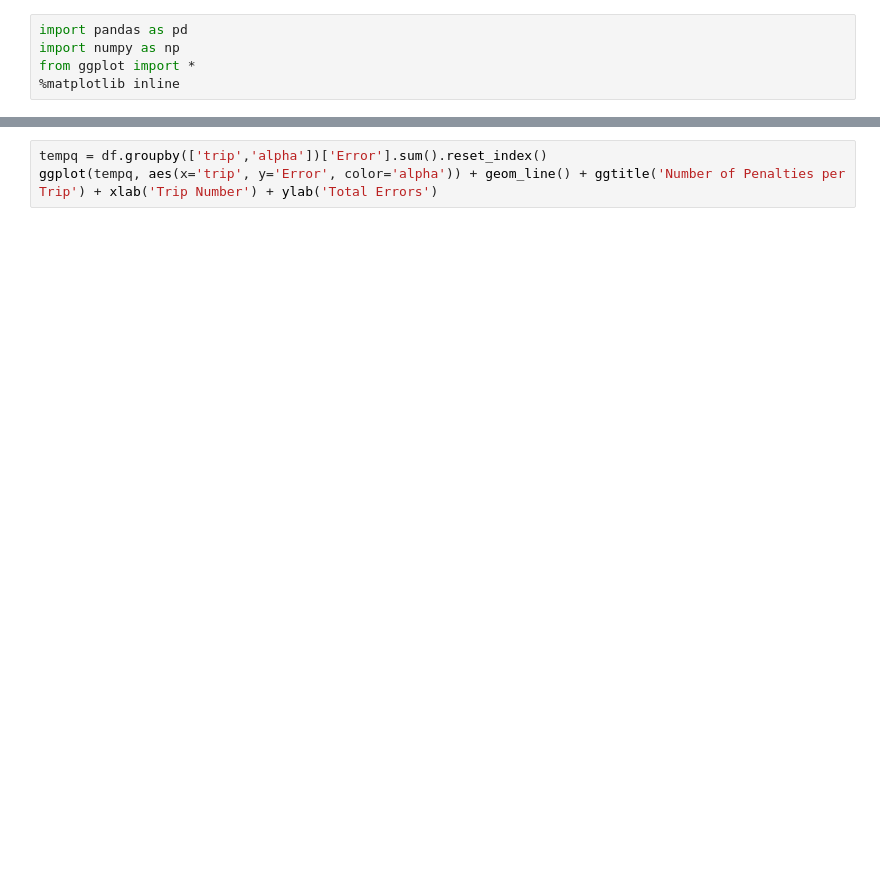
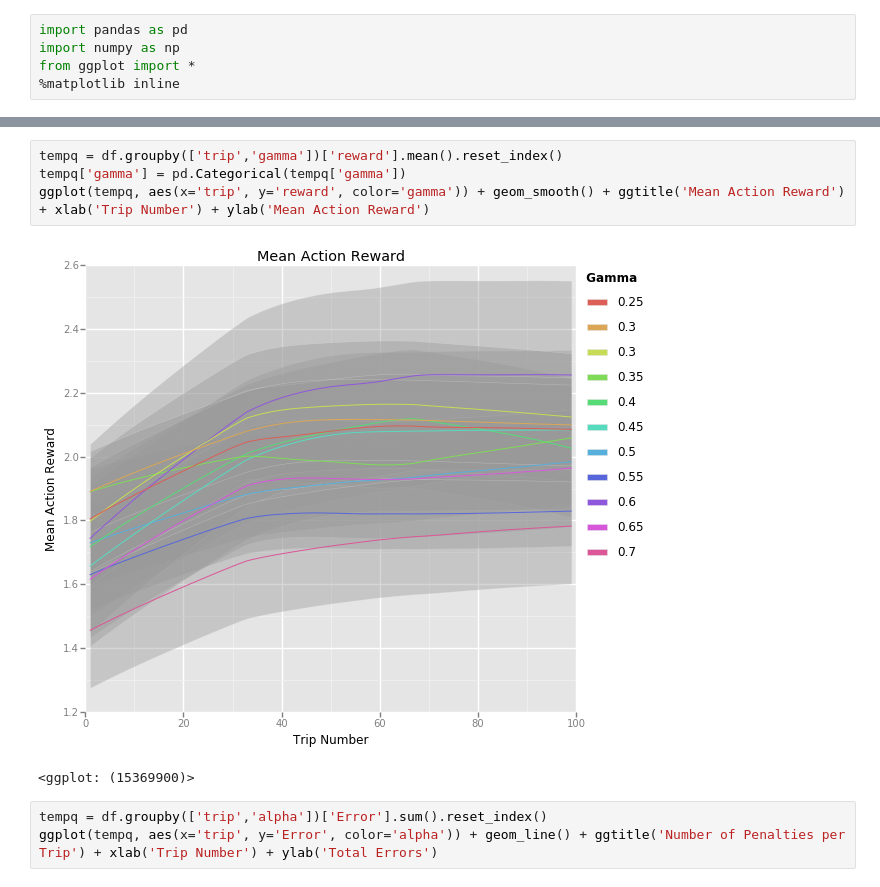
Before and after one commit to jank3/Machine-Learning-Engineer-Nanodegree, a Jupyter notebook: P4. Train a Smartcab/smartcab/smartcab/Performance Analysis.ipynb, the cells around one changed output, grey strips where cells are left out. Cells and saved outputs as stored; diff of their text form; blank space fills up the shorter version.

```diff
--- a/P4. Train a Smartcab/smartcab/smartcab/Performance Analysis.ipynb
+++ b/P4. Train a Smartcab/smartcab/smartcab/Performance Analysis.ipynb
@@ -107,3 +56,10 @@ KeyError: 'gamma'
+# %%
+tempq = df.groupby(['trip','gamma'])['reward'].mean().reset_index()
+tempq['gamma'] = pd.Categorical(tempq['gamma'])
+ggplot(tempq, aes(x='trip', y='reward', color='gamma')) + geom_smooth() + ggtitle('Mean Action Reward') + xlab('Trip Number') + ylab('Mean Action Reward')
+# %% [output]
+[figure, added]
+<ggplot: (15369900)>
 # %%
 tempq = df.groupby(['trip','alpha'])['Error'].sum().reset_index()
 ggplot(tempq, aes(x='trip', y='Error', color='alpha')) + geom_line() + ggtitle('Number of Penalties per Trip') + xlab('Trip Number') + ylab('Total Errors')
```
Also changed, not shown: parts of 12 cells of this notebook, 4 other files.
